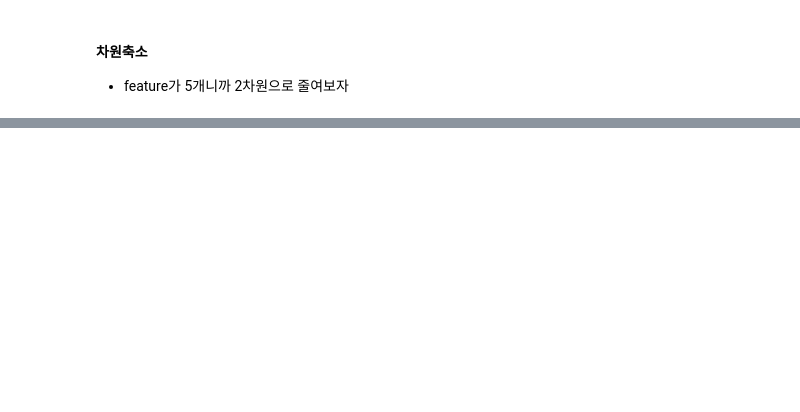
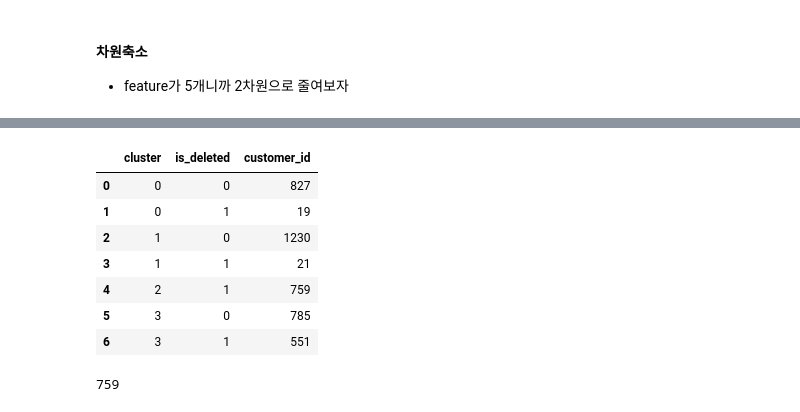
Before and after one commit to shinwoejin/Python, a Jupyter notebook: 10월 파이썬수업/빅데이터, 머신러닝/221027_2.ipynb, the cells around one changed output, grey strips where cells are left out. Saved outputs shown, nothing was run; the diff lists cells and outputs as text; code cells hidden in the pictures; blank space fills up the shorter version.

```diff
--- a/10월 파이썬수업/빅데이터, 머신러닝/221027_2.ipynb
+++ b/10월 파이썬수업/빅데이터, 머신러닝/221027_2.ipynb
@@ -380,0 +426,18 @@ cc.groupby('cluster').mean()
+# %%
+# 탈퇴한 회원들의 groupby
+newdf = cc_join.groupby(['cluster','is_deleted'],
+                        as_index=False).count()[['cluster','is_deleted','customer_id']]
+newdf
+# %% [output]
+|  | cluster | is_deleted | customer_id |
+| 0 | 0 | 0 | 827 |
+| 1 | 0 | 1 | 19 |
+| 2 | 1 | 0 | 1230 |
+| 3 | 1 | 1 | 21 |
+| 4 | 2 | 1 | 759 |
+| 5 | 3 | 0 | 785 |
+| 6 | 3 | 1 | 551 |
+# %%
+len(cc_join[cc_join['cluster'] == 2])
+# %% [output]
+759
```
Also changed, not shown: parts of 21 cells of this notebook, 12 other files.
